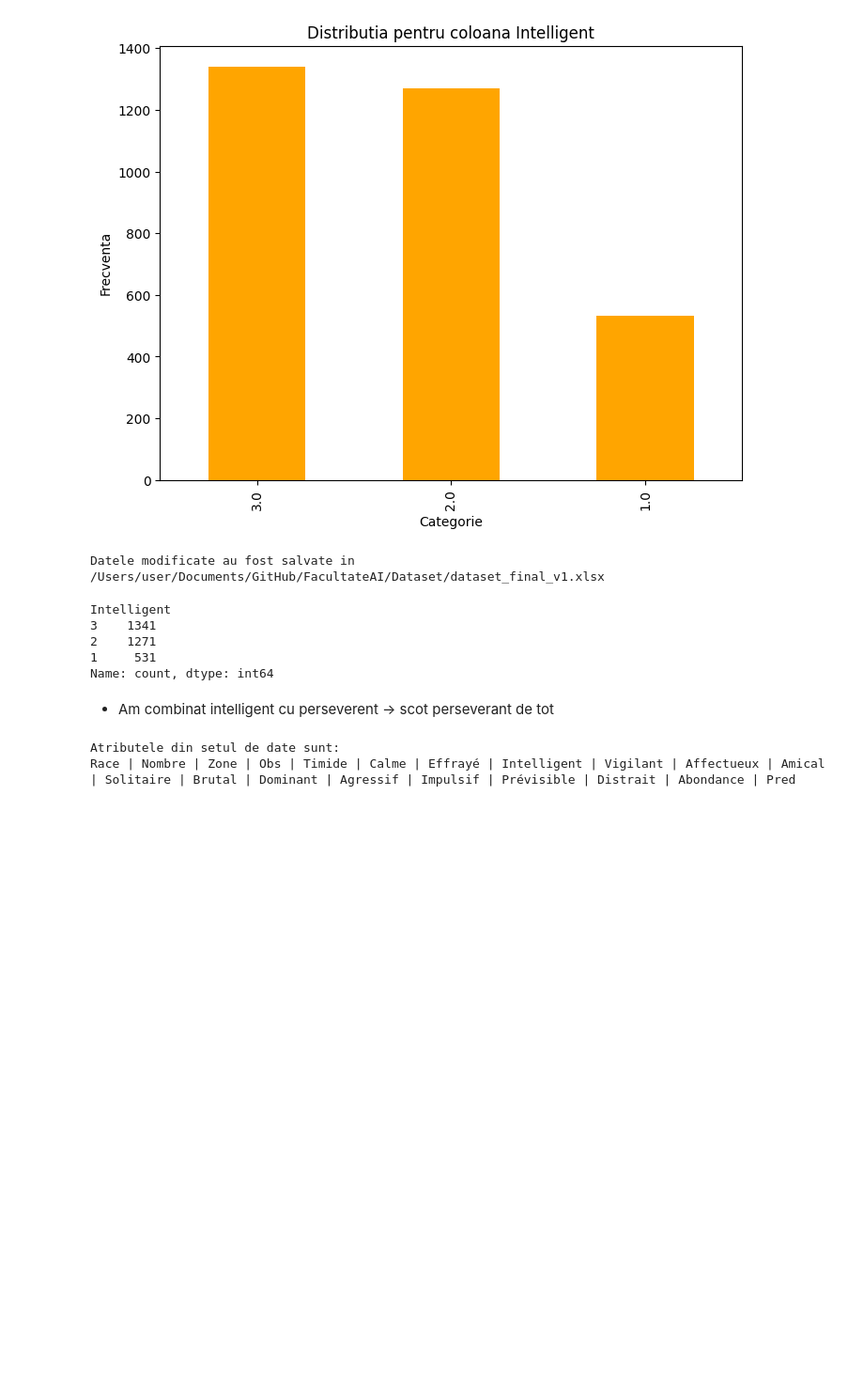
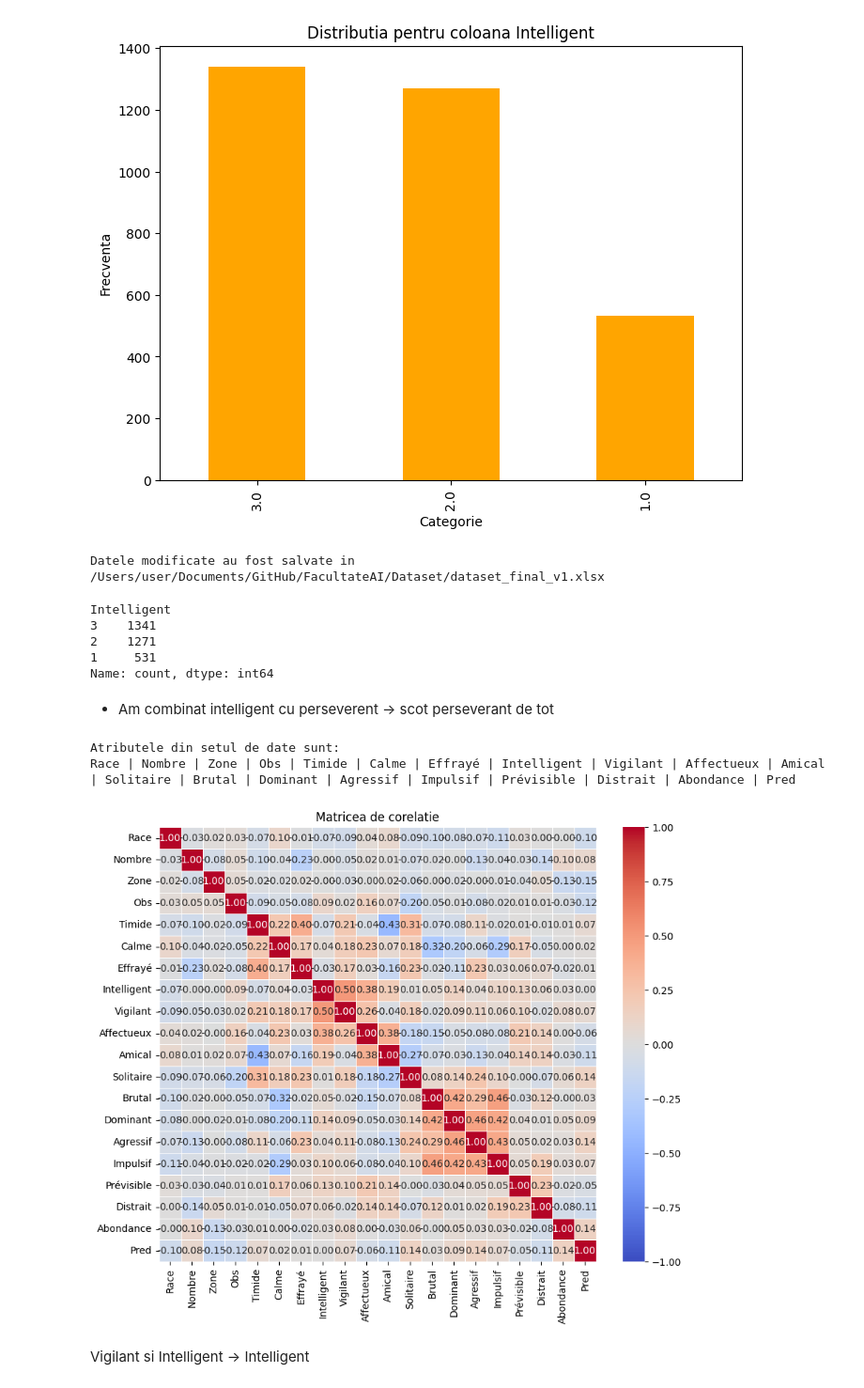
Before and after one commit to BejenaruIoanMatei/FacultateAI, a Jupyter notebook: Dataset/Analysis.ipynb, the cells around one changed output. Shown at 94% size. Drawn from its saved outputs; the diff is of its cells as text; code cells hidden in the pictures; blank space fills up the shorter version.

Commit message:
Dataset pt 16

```diff
--- a/Dataset/Analysis.ipynb
+++ b/Dataset/Analysis.ipynb
@@ -872,3 +872,19 @@ print(atribute_formatate)
 # %% [output]
 Atributele din setul de date sunt:
 Race | Nombre | Zone | Obs | Timide | Calme | Effrayé | Intelligent | Vigilant | Affectueux | Amical | Solitaire | Brutal | Dominant | Agressif | Impulsif | Prévisible | Distrait | Abondance | Pred
+# %%
+import seaborn as sns
+import matplotlib.pyplot as plt
+
+file_path = '/Users/user/Documents/GitHub/FacultateAI/Dataset/dataset_final_v1.xlsx'
+data_final = pd.read_excel(file_path)
+correlation_matrix = data_final.corr()
+
+plt.figure(figsize=(10, 8))
+sns.heatmap(correlation_matrix, vmax=1, vmin=-1, annot=True, cmap='coolwarm', fmt='.2f', linewidths=0.5)
+plt.title("Matricea de corelatie")
+plt.show()
+# %% [output]
+[figure, added]
+# %% [markdown]
+Vigilant si Intelligent -> Intelligent
```
Also changed, not shown: parts of 2 cells of this notebook.
